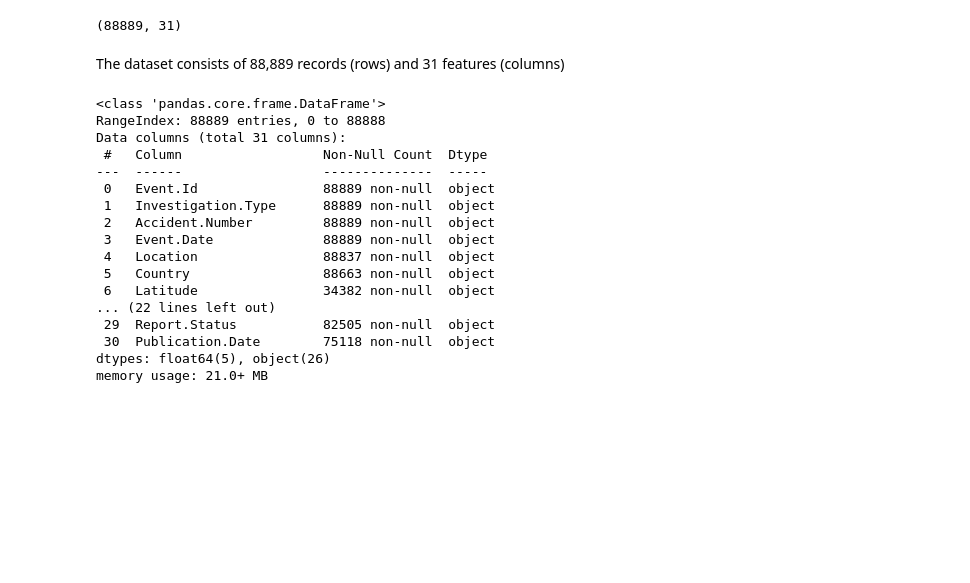
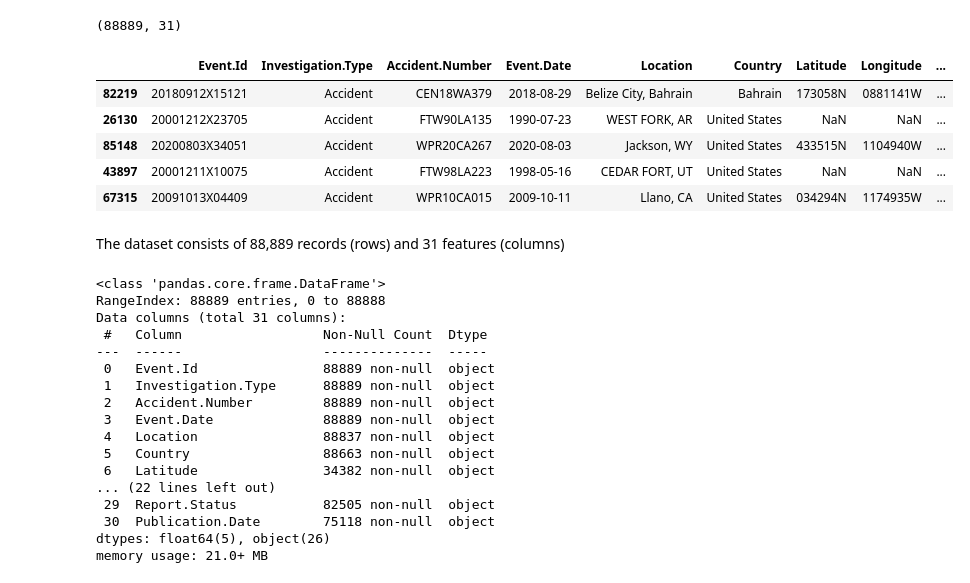
Before and after one commit to danielowuor/phase1project, a Jupyter notebook: project.ipynb, the cells around one changed output. Drawn from its saved outputs; the diff is of its cells as text; code cells hidden in the pictures; blank space fills up the shorter version.

```diff
--- a/project.ipynb
+++ b/project.ipynb
@@ -77,6 +35,8 @@ import numpy as np
 import matplotlib.pyplot as plt
 import seaborn as sns
 from datetime import datetime
+from sklearn.model_selection import train_test_split
 
-df = pd.read_csv('AviationData.csv', encoding='utf-8', encoding_errors='replace', low_memory=False)
-df.head() #
+#display settings
+pd.set_option('display.max_columns', None)
+pd.set_option('display.width', 1000)
@@ -95,6 +102,15 @@ Basic data information
 df.shape
 # %% [output]
 (88889, 31)
+# %%
+df.sample(5) #random sample of 5 rows
+# %% [output]
+|  | Event.Id | Investigation.Type | Accident.Number | Event.Date | Location | Country | Latitude | Longitude | ... |
+| 82219 | 20180912X15121 | Accident | CEN18WA379 | 2018-08-29 | Belize City, Bahrain | Bahrain | 173058N | 0881141W | ... |
+| 26130 | 20001212X23705 | Accident | FTW90LA135 | 1990-07-23 | WEST FORK, AR | United States | NaN | NaN | ... |
+| 85148 | 20200803X34051 | Accident | WPR20CA267 | 2020-08-03 | Jackson, WY | United States | 433515N | 1104940W | ... |
+| 43897 | 20001211X10075 | Accident | FTW98LA223 | 1998-05-16 | CEDAR FORT, UT | United States | NaN | NaN | ... |
+| 67315 | 20091013X04409 | Accident | WPR10CA015 | 2009-10-11 | Llano, CA | United States | 034294N | 1174935W | ... |
 # %% [markdown]
 The dataset consists of 88,889 records (rows) and 31 features (columns)
 # %%
```
Also changed, not shown: parts of 10 cells of this notebook, 19 other files.
